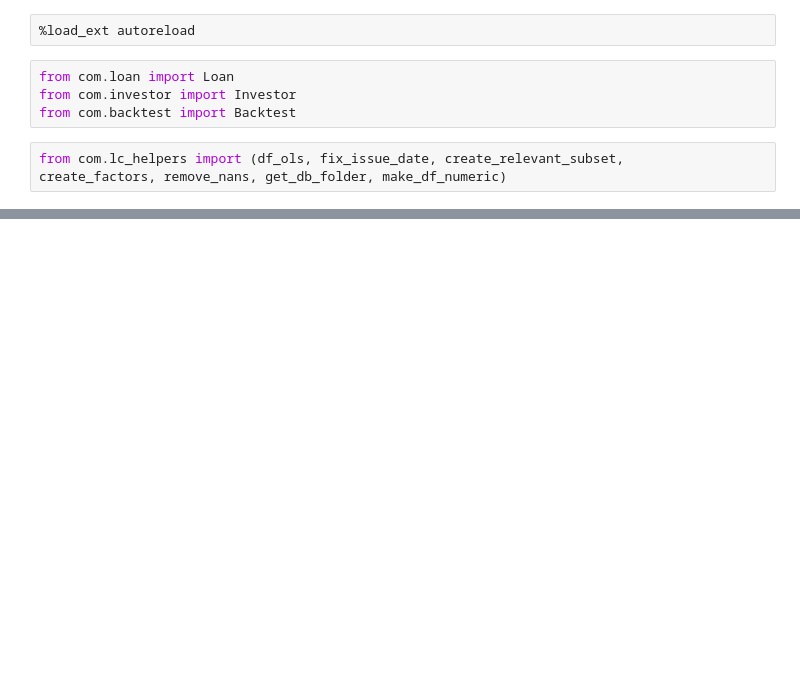
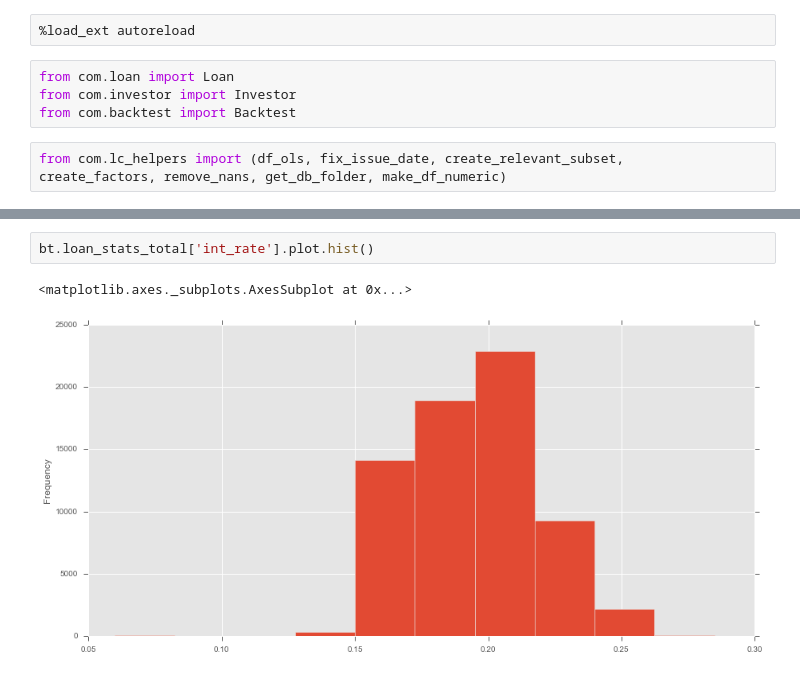
Before and after one commit to buffalohird/lending-club, a Jupyter notebook: notebooks/lending club backtest.ipynb, the cells around one changed output, grey strips where cells are left out. Cells and saved outputs as stored; diff of their text form; blank space fills up the shorter version.

```diff
--- a/notebooks/lending club backtest.ipynb
+++ b/notebooks/lending club backtest.ipynb
@@ -194,0 +107,5 @@ testing = pd.read_csv(db['testing']).pipe(make_df_numeric)
+# %%
+bt.loan_stats_total['int_rate'].plot.hist()
+# %% [output]
+<matplotlib.axes._subplots.AxesSubplot at 0x...>
+[figure, added]
```
Also changed, not shown: parts of 31 cells of this notebook, 3 other files.
